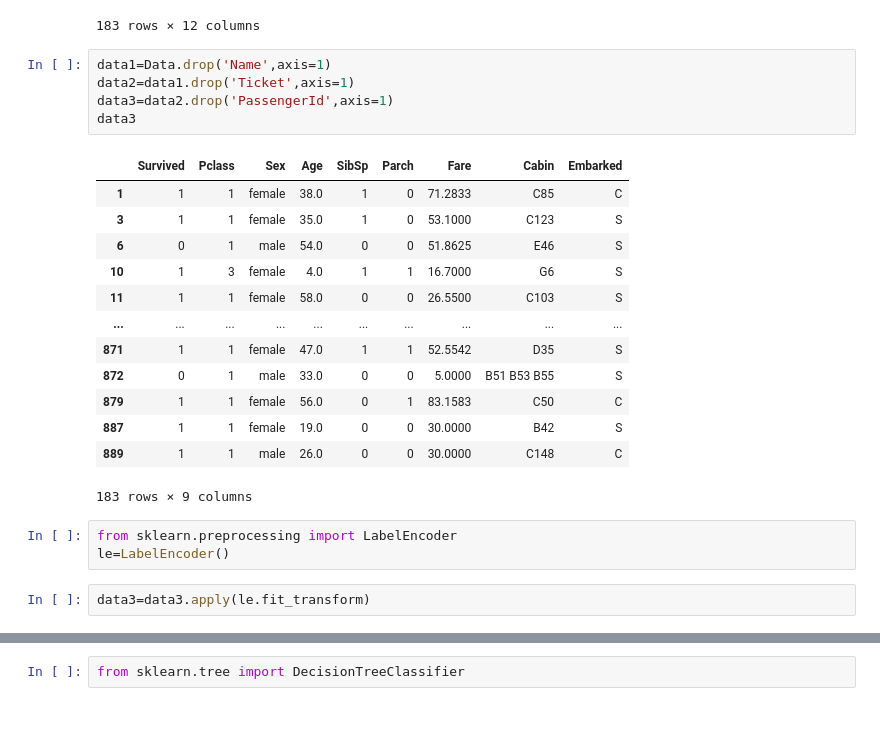
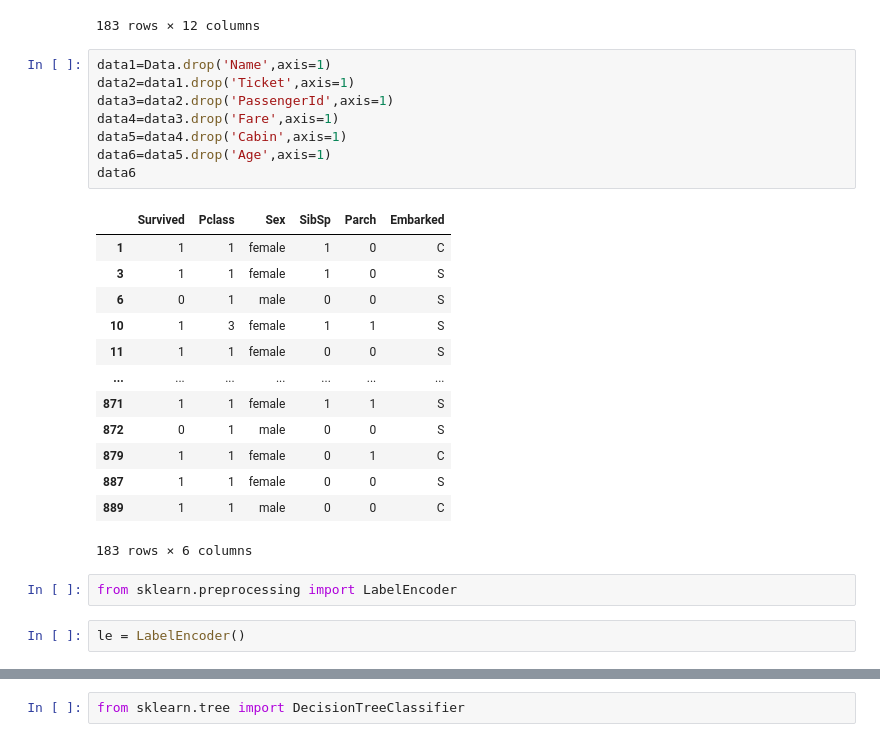
Before and after one commit to Ananya507/Ml, a Jupyter notebook: decision tree.ipynb, the cells around one changed output, grey strips where cells are left out. Saved outputs shown, nothing was run; the diff lists cells and outputs as text.

```diff
--- a/decision tree.ipynb
+++ b/decision tree.ipynb
@@ -73,25 +73,27 @@ Data
 # %%
 data1=Data.drop('Name',axis=1)
 data2=data1.drop('Ticket',axis=1)
 data3=data2.drop('PassengerId',axis=1)
-data3
+data4=data3.drop('Fare',axis=1)
+data5=data4.drop('Cabin',axis=1)
+data6=data5.drop('Age',axis=1)
+data6
 # %% [output]
-|  | Survived | Pclass | Sex | Age | SibSp | Parch | Fare | Cabin | Embarked |
-| 1 | 1 | 1 | female | 38.0 | 1 | 0 | 71.2833 | C85 | C |
-| 3 | 1 | 1 | female | 35.0 | 1 | 0 | 53.1000 | C123 | S |
-| 6 | 0 | 1 | male | 54.0 | 0 | 0 | 51.8625 | E46 | S |
-| 10 | 1 | 3 | female | 4.0 | 1 | 1 | 16.7000 | G6 | S |
-| 11 | 1 | 1 | female | 58.0 | 0 | 0 | 26.5500 | C103 | S |
-| ... | ... | ... | ... | ... | ... | ... | ... | ... | ... |
-| 871 | 1 | 1 | female | 47.0 | 1 | 1 | 52.5542 | D35 | S |
-| 872 | 0 | 1 | male | 33.0 | 0 | 0 | 5.0000 | B51 B53 B55 | S |
-| 879 | 1 | 1 | female | 56.0 | 0 | 1 | 83.1583 | C50 | C |
-| 887 | 1 | 1 | female | 19.0 | 0 | 0 | 30.0000 | B42 | S |
-| 889 | 1 | 1 | male | 26.0 | 0 | 0 | 30.0000 | C148 | C |
+|  | Survived | Pclass | Sex | SibSp | Parch | Embarked |
+| 1 | 1 | 1 | female | 1 | 0 | C |
+| 3 | 1 | 1 | female | 1 | 0 | S |
+| 6 | 0 | 1 | male | 0 | 0 | S |
+| 10 | 1 | 3 | female | 1 | 1 | S |
+| 11 | 1 | 1 | female | 0 | 0 | S |
+| ... | ... | ... | ... | ... | ... | ... |
+| 871 | 1 | 1 | female | 1 | 1 | S |
+| 872 | 0 | 1 | male | 0 | 0 | S |
+| 879 | 1 | 1 | female | 0 | 1 | C |
+| 887 | 1 | 1 | female | 0 | 0 | S |
+| 889 | 1 | 1 | male | 0 | 0 | C |
-183 rows × 9 columns
+183 rows × 6 columns
 # %%
 from sklearn.preprocessing import LabelEncoder
-le=LabelEncoder()
 # %%
-data3=data3.apply(le.fit_transform)
+le = LabelEncoder()
 # %%
```
Also changed, not shown: parts of 11 cells of this notebook.
